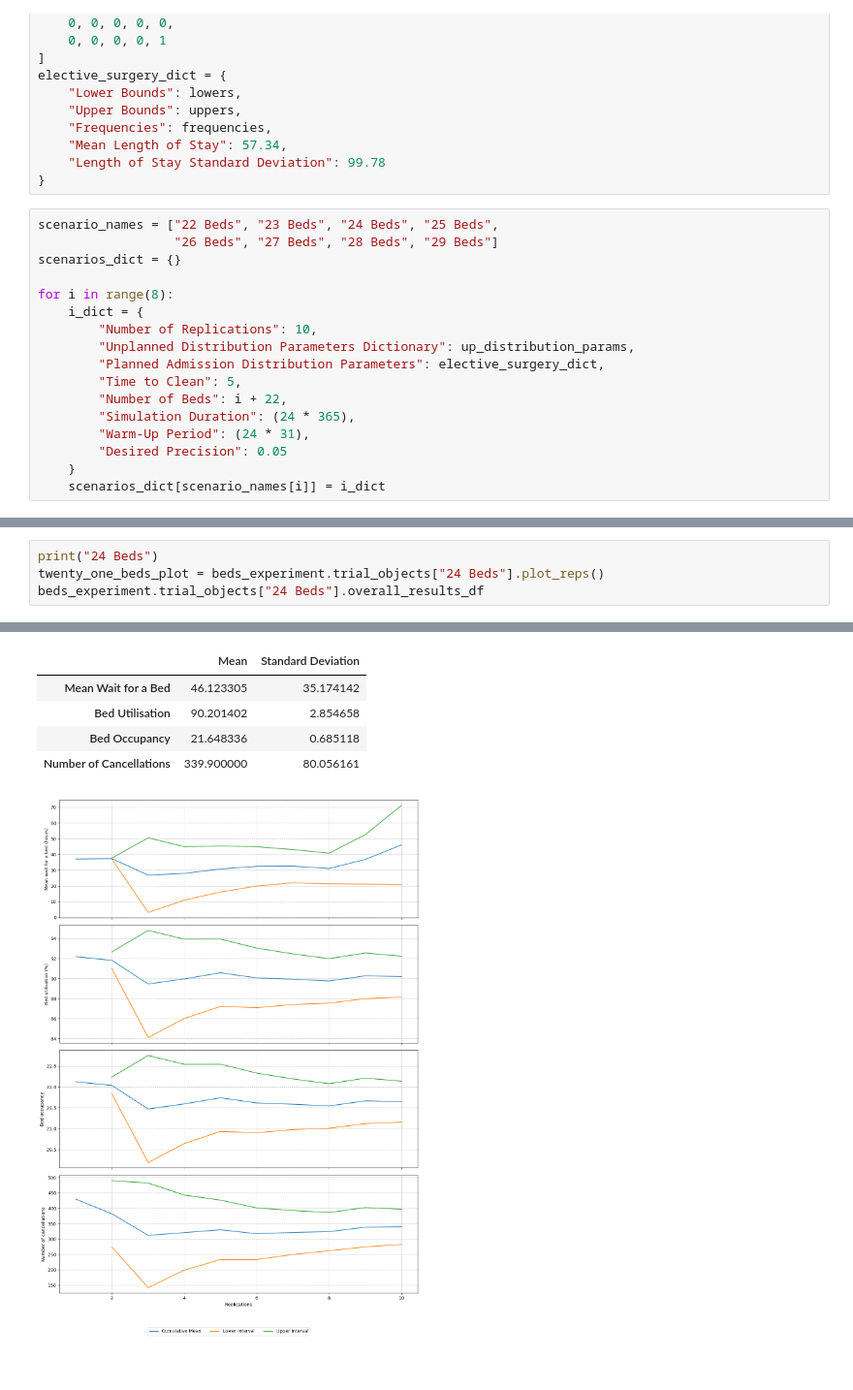
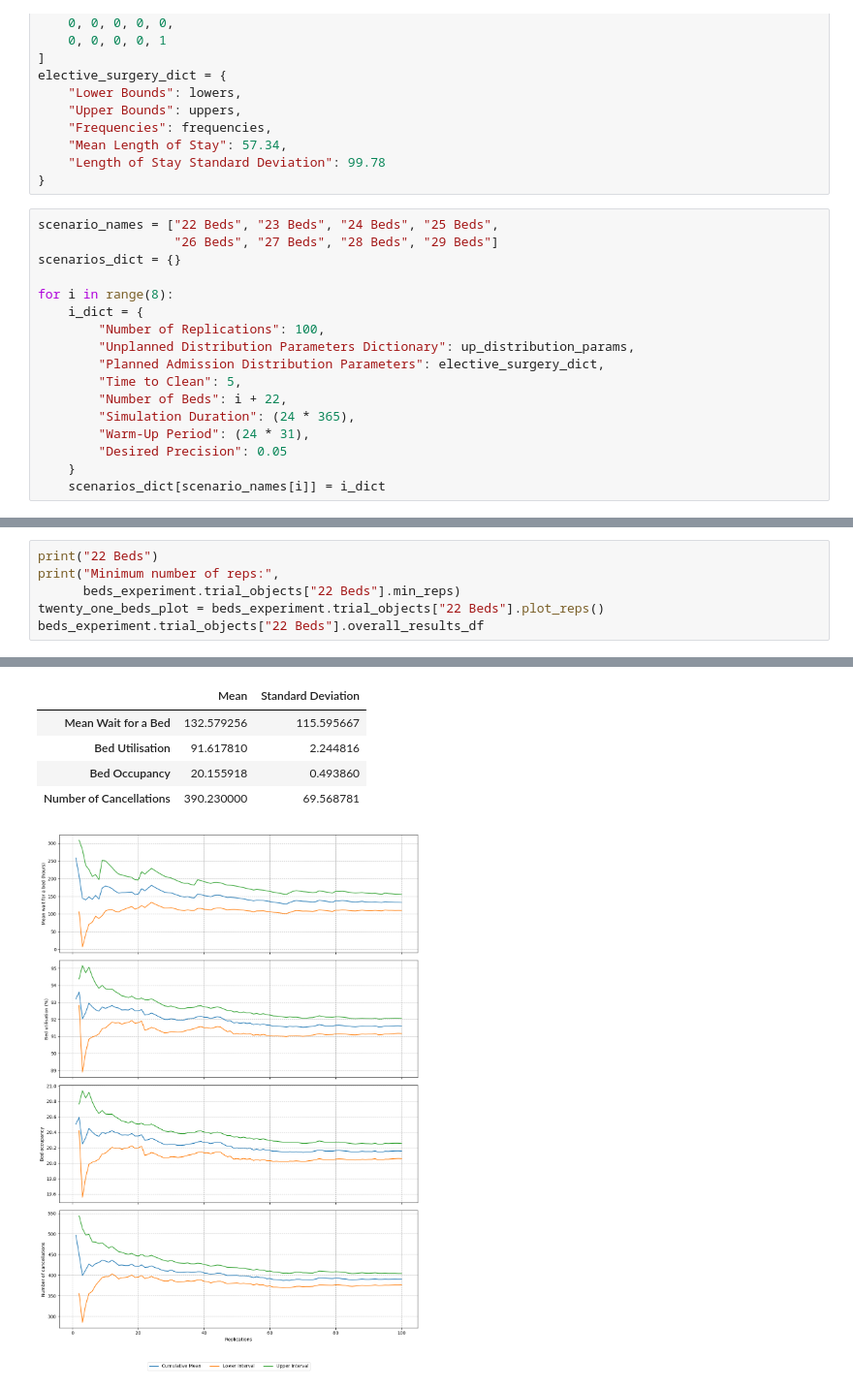
Before and after one commit to beckyexeter/hpdm097_des_assignment, a Jupyter notebook: technical_appendix/experiments.ipynb, the cells around one changed output, grey strips where cells are left out. Shown at 97% size. Cells and saved outputs as stored; diff of their text form.

```diff
--- a/technical_appendix/experiments.ipynb
+++ b/technical_appendix/experiments.ipynb
@@ -85,7 +85,7 @@ scenarios_dict = {}
 
 for i in range(8):
     i_dict = {
-        "Number of Replications": 10,
+        "Number of Replications": 100,
         "Unplanned Distribution Parameters Dictionary": up_distribution_params,
         "Planned Admission Distribution Parameters": elective_surgery_dict,
         "Time to Clean": 5,
@@ -126,5 +126,7 @@ Simulations complete.
 # %%
-print("24 Beds")
-twenty_one_beds_plot = beds_experiment.trial_objects["24 Beds"].plot_reps()
-beds_experiment.trial_objects["24 Beds"].overall_results_df
+print("22 Beds")
+print("Minimum number of reps:",
+      beds_experiment.trial_objects["22 Beds"].min_reps)
+twenty_one_beds_plot = beds_experiment.trial_objects["22 Beds"].plot_reps()
+beds_experiment.trial_objects["22 Beds"].overall_results_df
 # %% [output]
@@ -132,7 +135,7 @@ beds_experiment.trial_objects["24 Beds"].overall_results_df
 |  | Mean | Standard Deviation |
-| Mean Wait for a Bed | 46.123305 | 35.174142 |
-| Bed Utilisation | 90.201402 | 2.854658 |
-| Bed Occupancy | 21.648336 | 0.685118 |
-| Number of Cancellations | 339.900000 | 80.056161 |
+| Mean Wait for a Bed | 132.579256 | 115.595667 |
+| Bed Utilisation | 91.617810 | 2.244816 |
+| Bed Occupancy | 20.155918 | 0.493860 |
+| Number of Cancellations | 390.230000 | 69.568781 |
-[figure, old version]
+[figure, new version]
 # %%
```
Also changed, not shown: parts of 9 cells of this notebook, 6 other files.
